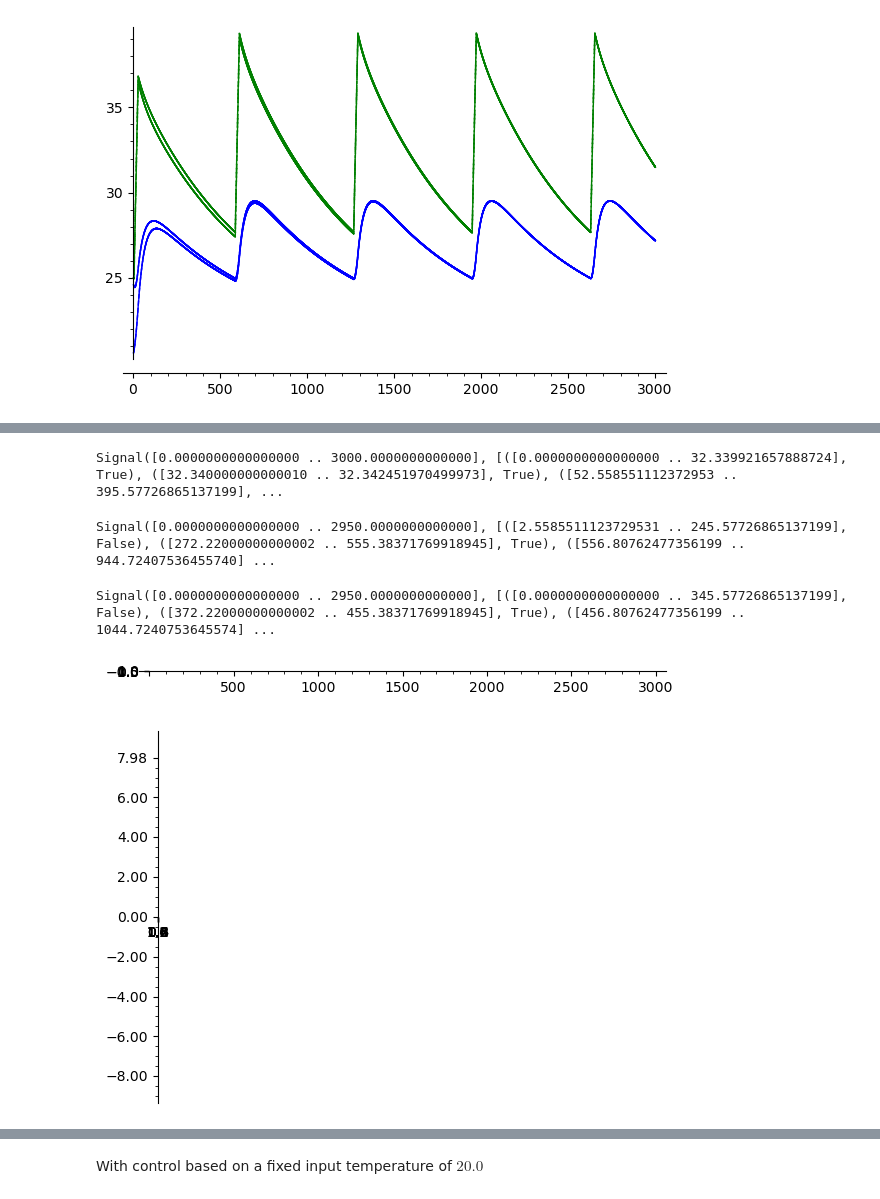
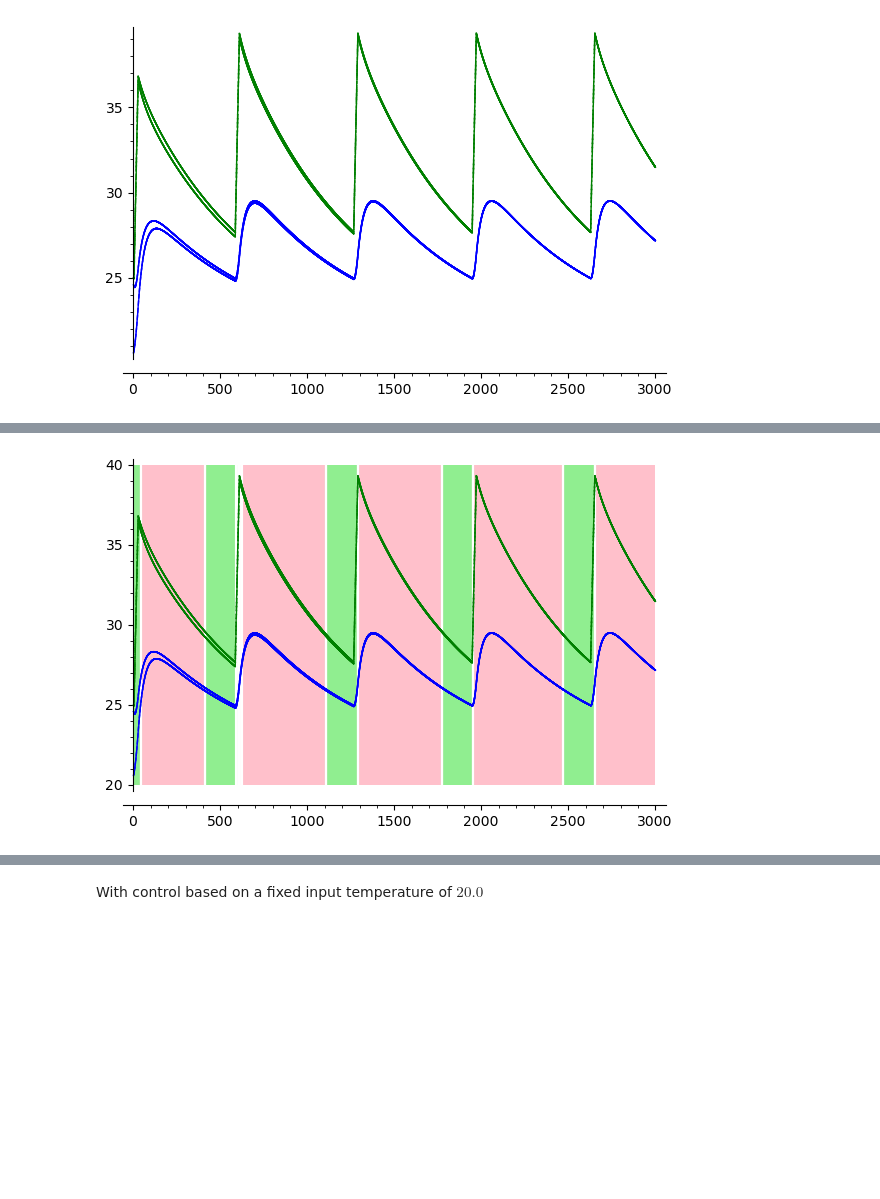
Before and after one commit to twright/example_digital-twin_incubator, a Jupyter notebook: software/notebooks/Incubator Hybrid Simulation.ipynb, the cells around one changed output, grey strips where cells are left out. Saved outputs shown, nothing was run; the diff lists cells and outputs as text; code cells hidden in the pictures; blank space fills up the shorter version.

```diff
--- a/software/notebooks/Incubator Hybrid Simulation.ipynb
+++ b/software/notebooks/Incubator Hybrid Simulation.ipynb
@@ -611,20 +491,7 @@ reduce(Signal.union, [sig for sig in sigs[0:10]]).plot()
-# %%
-sig = reduce(Signal.union, [sig for sig in sigs]); sig
-# %% [output]
-Signal([0.0000000000000000 .. 3000.0000000000000], [([0.0000000000000000 .. 32.339921657888724], True), ([32.340000000000010 .. 32.342451970499973], True), ([52.558551112372953 .. 395.57726865137199], ...
-# %%
-sig.F(RIF(50,150))
-# %% [output]
-Signal([0.0000000000000000 .. 2950.0000000000000], [([2.5585511123729531 .. 245.57726865137199], False), ([272.22000000000002 .. 555.38371769918945], True), ([556.80762477356199 .. 944.72407536455740] ...
-# %%
-sig.G(RIF(50,150))
-# %% [output]
-Signal([0.0000000000000000 .. 2950.0000000000000], [([0.0000000000000000 .. 345.57726865137199], False), ([372.22000000000002 .. 455.38371769918945], True), ([456.80762477356199 .. 1044.7240753645574] ...
-# %%
-sig.plot()
-# %% [output]
-[figure, removed]
-# %%
-sum((sig.plot() for sig in sigs), sg.Graphics())
-# %% [output]
-[figure, removed]
+# %%
+p = (  rs.plot(('T_A', 'T_H'), color=('blue', 'green'))
+     + Atomic(T_A < RIF(26)).signal(rs, symbolic_composition=True).plot(y_range=(20, 40)) )
+p.set_aspect_ratio('automatic')
+p
+# %% [output]
+[figure, added]
```
Also changed, not shown: parts of 21 cells of this notebook.
